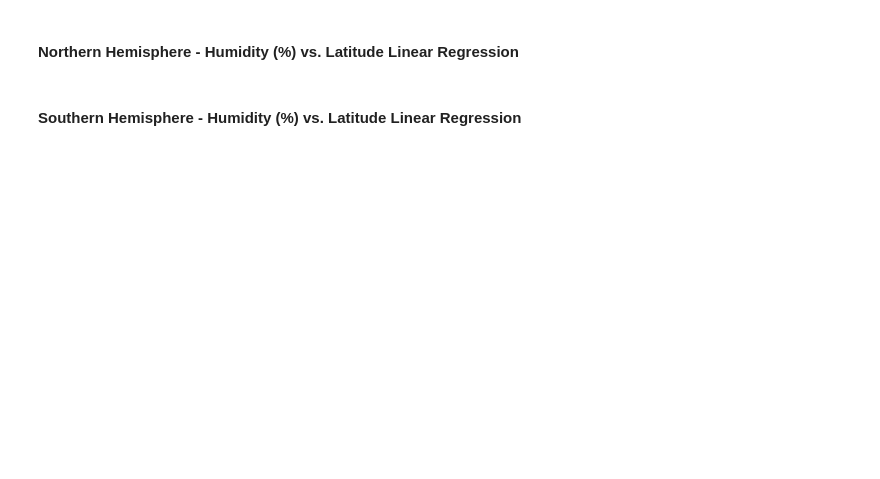
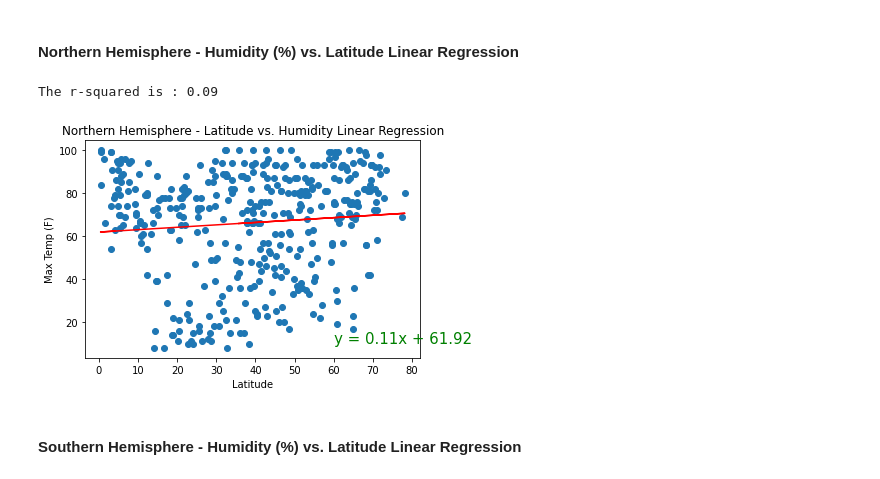
Before and after one commit to kndrsh/Python-Api-Challenge, a Jupyter notebook: Weather Py/WeatherPy.ipynb, the cells around one changed output. Saved outputs shown, nothing was run; the diff lists cells and outputs as text; code cells hidden in the pictures; blank space fills up the shorter version.

```diff
--- a/Weather Py/WeatherPy.ipynb
+++ b/Weather Py/WeatherPy.ipynb
@@ -258,4 +319,24 @@ plt.savefig(r"C:\Users\kndrs\Python-Api-Challenge\Weather Py\Latitude v Wind Spe
 # %% [markdown]
 ####  Northern Hemisphere - Humidity (%) vs. Latitude Linear Regression
+# %%
+equation = linear_agression(northern_hemisphere["Lat"], northern_hemisphere["Humidity"])
+
+# use annotate function
+annotate(equation, 60,10)
+
+# Set a title
+plt.title("Northern Hemisphere - Latitude vs. Humidity Linear Regression")
+
+# Set xlabel
+plt.xlabel("Latitude")
+
+# Set ylabel
+plt.ylabel("Max Temp (F)")
+
+# Save the figure
+plt.savefig(r"C:\Users\kndrs\Python-Api-Challenge\Weather Py\Northern Hemisphere - Humidity vs. Latitude Linear Regression.png")
+# %% [output]
+The r-squared is : 0.09
+[figure, added]
 # %% [markdown]
 ####  Southern Hemisphere - Humidity (%) vs. Latitude Linear Regression
```
Also changed, not shown: parts of 12 cells of this notebook, 7 other files.
